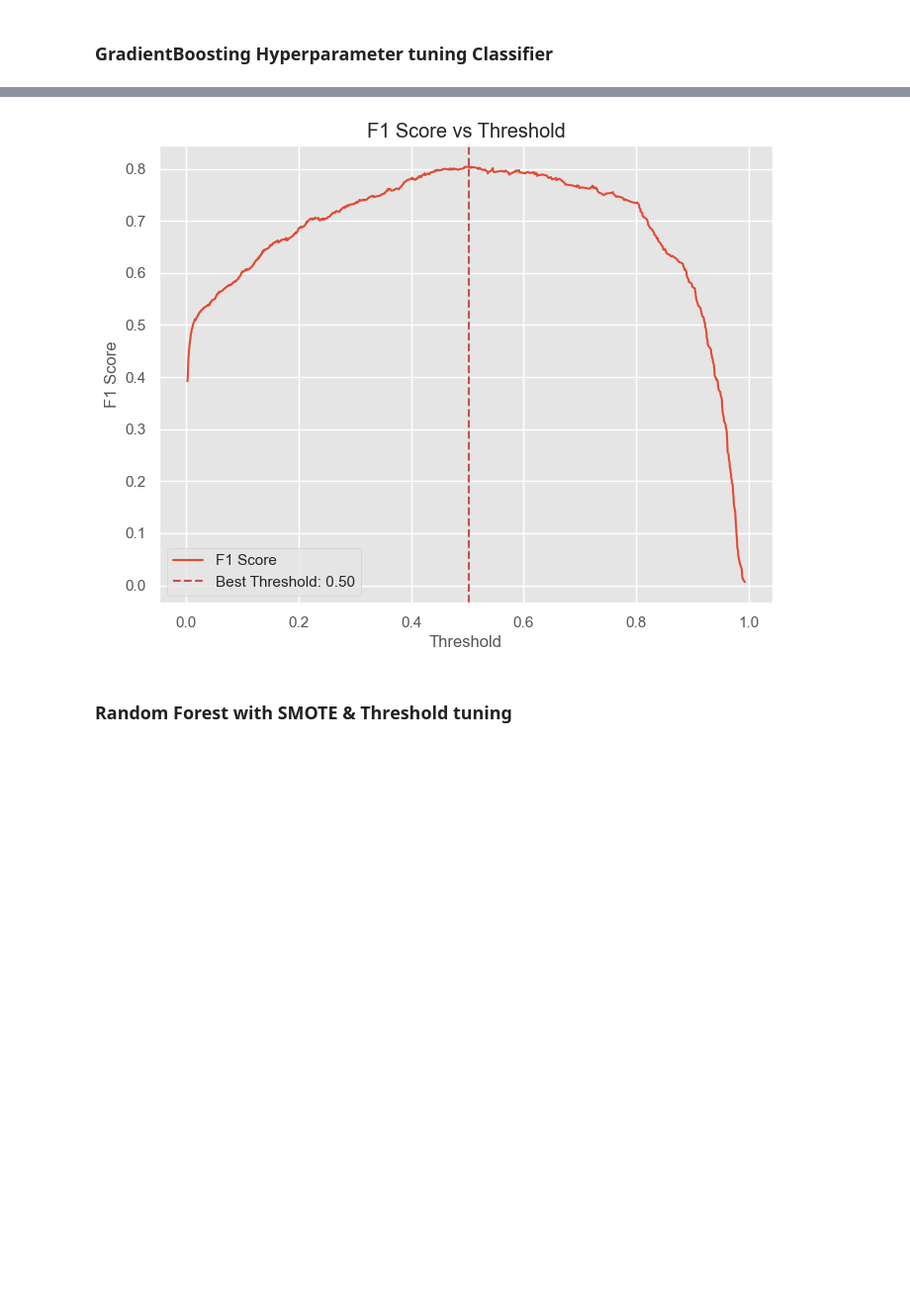
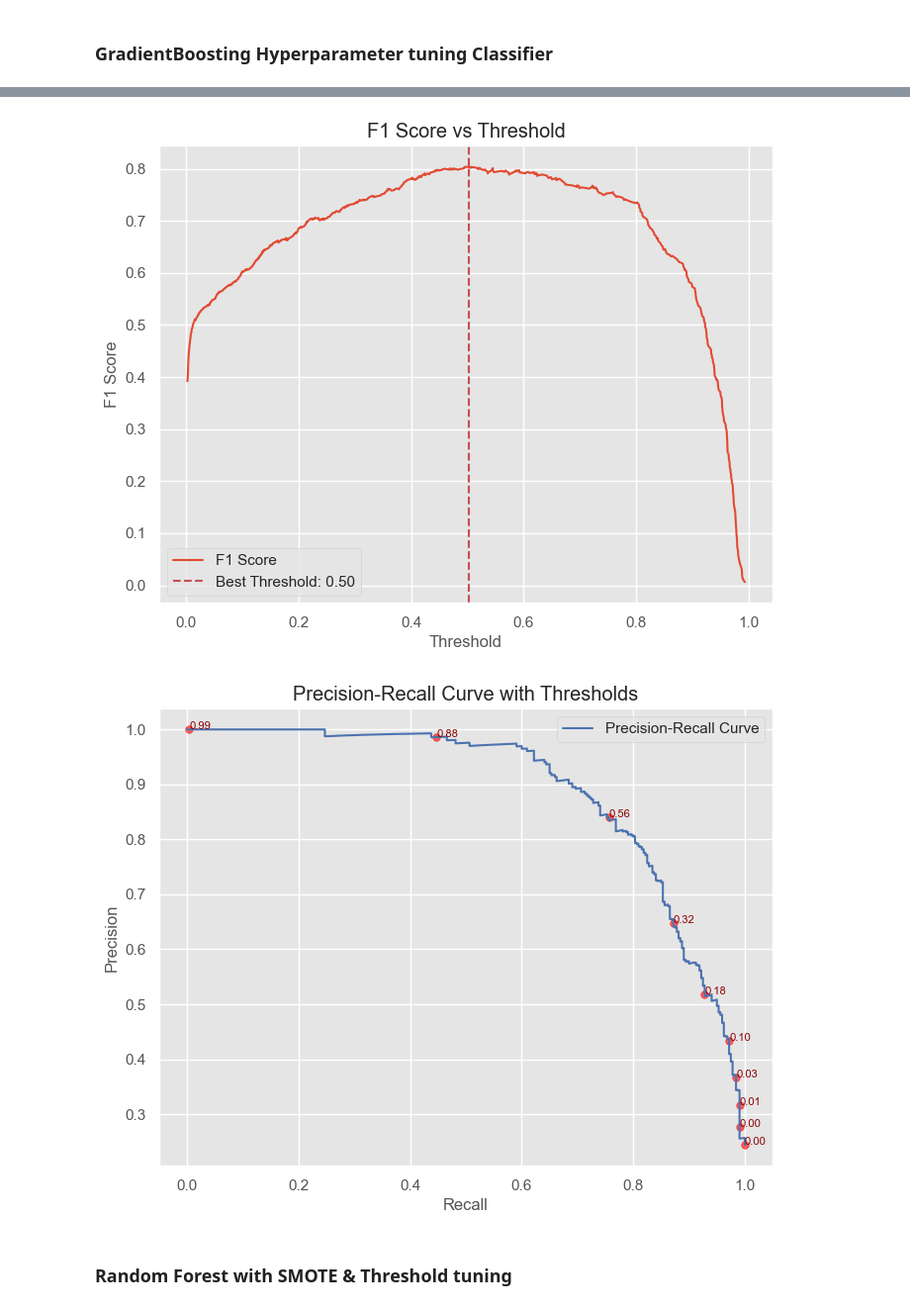
Before and after one commit to Guyfawkesp/Stroke_prediction, a Jupyter notebook: Stroke_Prediction.ipynb, the cells around one changed output, grey strips where cells are left out. Shown at 99% size. Cells and saved outputs as stored; diff of their text form; code cells hidden in the pictures; blank space fills up the shorter version.

```diff
--- a/Stroke_Prediction.ipynb
+++ b/Stroke_Prediction.ipynb
@@ -927,34 +927,62 @@ axes[1].grid(False)
 plt.tight_layout()
 plt.savefig("data/classification_report_and_confusion_matrix_GradientBoosting_Tuned_SMOTE.png", dpi=300)
 plt.show()
 
 plt.figure(figsize=(8, 6))
 plt.plot(thresholds, f1_scores[:-1], label="F1 Score")
 plt.axvline(optimal_threshold, color='r', linestyle='--', label=f'Best Threshold: {optimal_threshold:.2f}')
 plt.xlabel("Threshold")
 plt.ylabel("F1 Score")
 plt.title("F1 Score vs Threshold")
 plt.legend()
 plt.grid(True)
-plt.savefig("data/precision_recall_threshold_plot_GradientBoosting_Tuned_SMOTE.png", dpi=300)
+plt.savefig("data/F1_Score_threshold_plot_GradientBoosting_Tuned_SMOTE.png", dpi=300)
 plt.show()
+
+
+plt.figure(figsize=(8, 6))
+
+# Plot Precision-Recall curve
+plt.plot(recall, precision, label="Precision-Recall Curve", color='b')
+
+# To visualize thresholds on PR curve, sample some threshold points to annotate
+# Thresholds array is shorter by 1 than precision and recall arrays
+# So take thresholds and corresponding precision and recall (skip last point)
+num_thresholds_to_show = 10
+threshold_idxs = np.linspace(0, len(thresholds) - 1, num_thresholds_to_show, dtype=int)
+
+for idx in threshold_idxs:
+    plt.scatter(recall[idx], precision[idx],
+                color='red',
+                s=30,
+                alpha=0.6)
+    plt.text(recall[idx], precision[idx], f"{thresholds[idx]:.2f}", fontsize=8, color='darkred')
+
+plt.xlabel("Recall")
+plt.ylabel("Precision")
+plt.title("Precision-Recall Curve with Thresholds")
+plt.legend()
+plt.grid(True)
+plt.savefig("data/precision_recall_curve_with_thresholds_GradientBoosting_Tuned_SMOTE.png", dpi=300)
+plt.show()
 # %% [output]
 Starting hyperparameter tuning...
 Best ROC-AUC: 0.9353
 Best parameters: {'classifier__learning_rate': 0.1, 'classifier__max_depth': 5, 'classifier__n_estimators': 200, 'classifier__subsample': 0.8}
 Optimal classification threshold: 0.503 with F1-score: 0.8044
 
 Classification Report at optimal threshold:
               precision    recall  f1-score   support
 
            0       0.94      0.94      0.94       992
            1       0.81      0.80      0.80       320
 
     accuracy                           0.90      1312
    macro avg       0.87      0.87      0.87      1312
 weighted avg       0.90      0.90      0.90      1312
 [figure]
 [figure]
+[figure, added]
 # %% [markdown]
 ### Random Forest with SMOTE & Threshold tuning
 # %%
```
Also changed, not shown: 3 other files.
